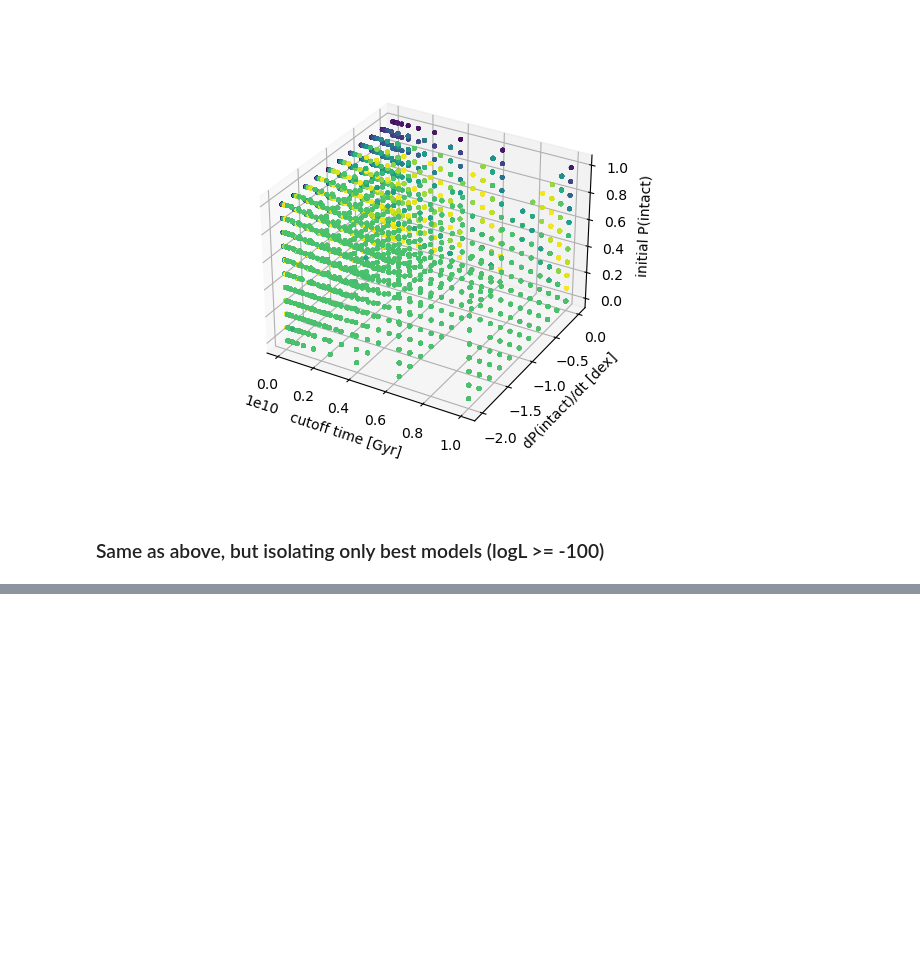
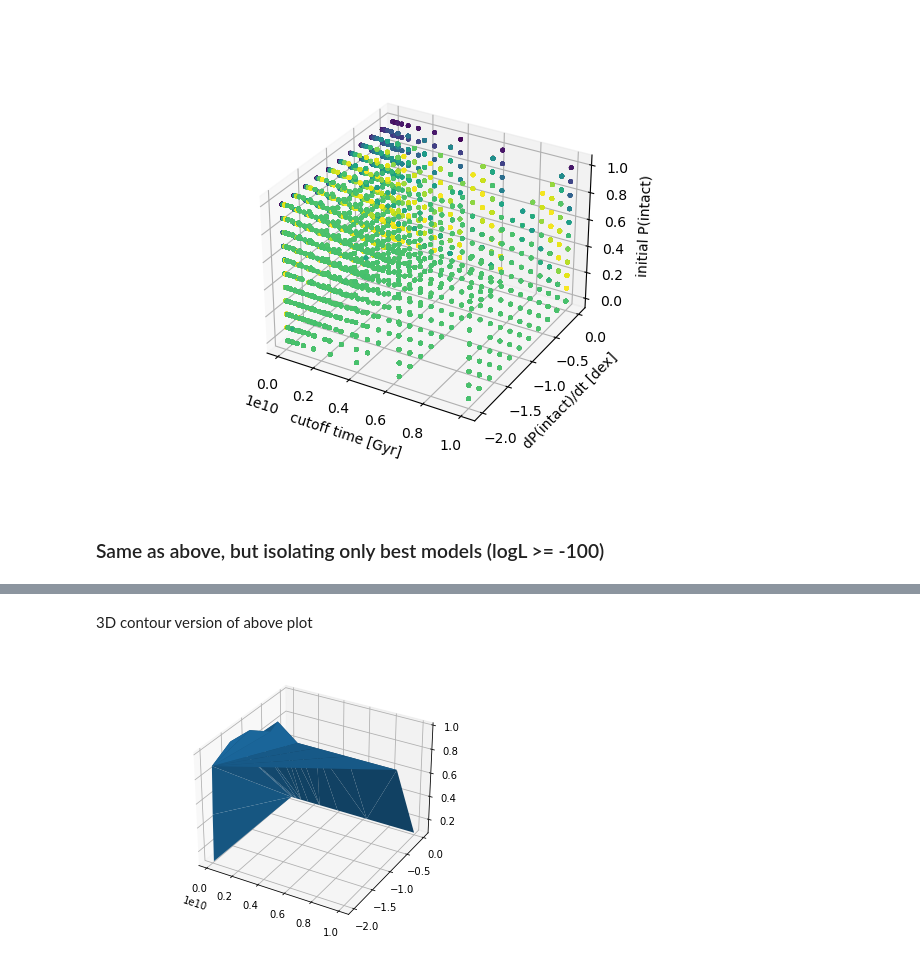
Before and after one commit to exoclam/sculpting, a Jupyter notebook: logL-cube.ipynb, the cells around one changed output, grey strips where cells are left out. Saved outputs shown, nothing was run; the diff lists cells and outputs as text; code cells hidden in the pictures; blank space fills up the shorter version.

```diff
--- a/logL-cube.ipynb
+++ b/logL-cube.ipynb
@@ -219,0 +223,12 @@ plt.show()
+# %% [markdown]
+3D contour version of above plot
+# %%
+%matplotlib widget
+
+fig = plt.figure()
+ax = fig.add_subplot(111, projection='3d')
+surf = ax.plot_trisurf(df_keep.c, df_keep.m, df_keep.b)
+fig.tight_layout()
+plt.show()
+# %% [output]
+[figure, added]
```
Also changed, not shown: parts of 9 cells of this notebook.
